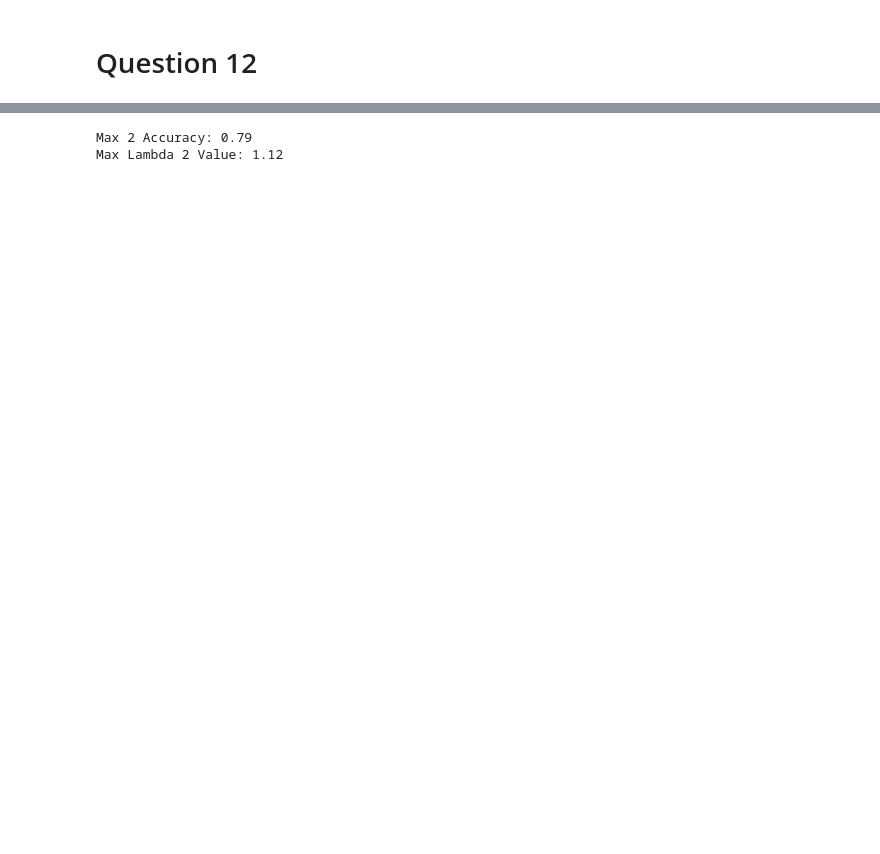
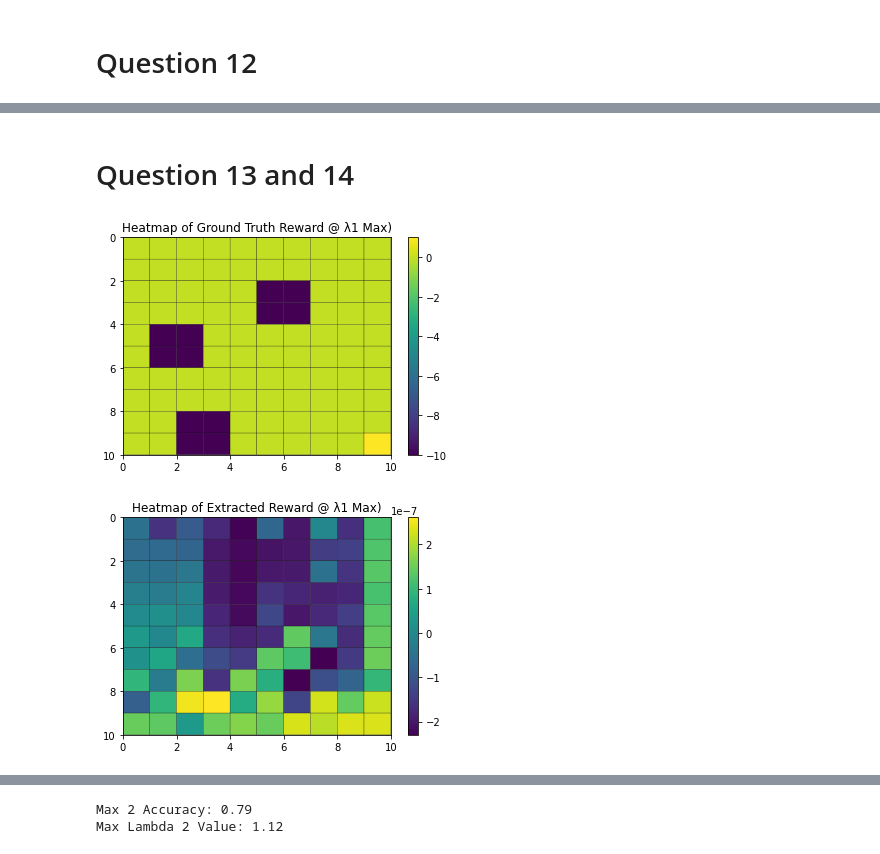
Before and after one commit to morgworth/ece232_team, a Jupyter notebook: Project 3/Anthony Project3.ipynb, the cells around one changed output, grey strips where cells are left out. Cells and saved outputs as stored; diff of their text form; code cells hidden in the pictures; blank space fills up the shorter version.

Commit message:
up to question 12

```diff
--- a/Project 3/Anthony Project3.ipynb
+++ b/Project 3/Anthony Project3.ipynb
@@ -732,0 +742,22 @@ Text(0.5, 1.0, 'Lambda λ vs Accuracy--Optimal Expert Agent w/Reward Function 2'
+# %% [markdown]
+# Question 13 and 14
+# %%
+c, D, b = make_D_matrix(o_e, p, 1, gamma, lambda_max1, maximum)
+irl_solve = solvers.lp(matrix(c), matrix(D), matrix(b))
+r_extracted = np.array(irl_solve['x'][:100]).reshape(10,10).T
+
+#Plot heatmaps
+plt.pcolor(reward_fnx1, edgecolors='black')
+plt.gca().invert_yaxis()
+plt.colorbar()
+plt.title("Heatmap of Ground Truth Reward @ λ1 Max)")
+plt.show()
+
+plt.pcolor(r_extracted, edgecolors='black')
+plt.gca().invert_yaxis()
+plt.colorbar()
+plt.title("Heatmap of Extracted Reward @ λ1 Max)")
+plt.show()
+# %% [output]
+[figure, added]
+[figure, added]
```
Also changed, not shown: parts of 32 cells of this notebook.
